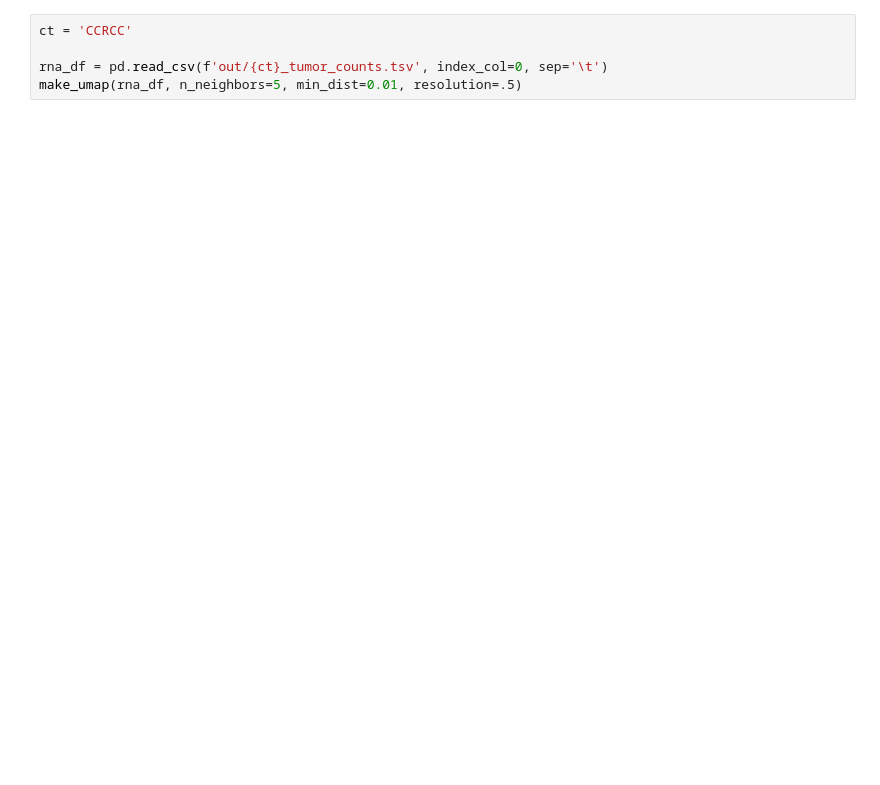
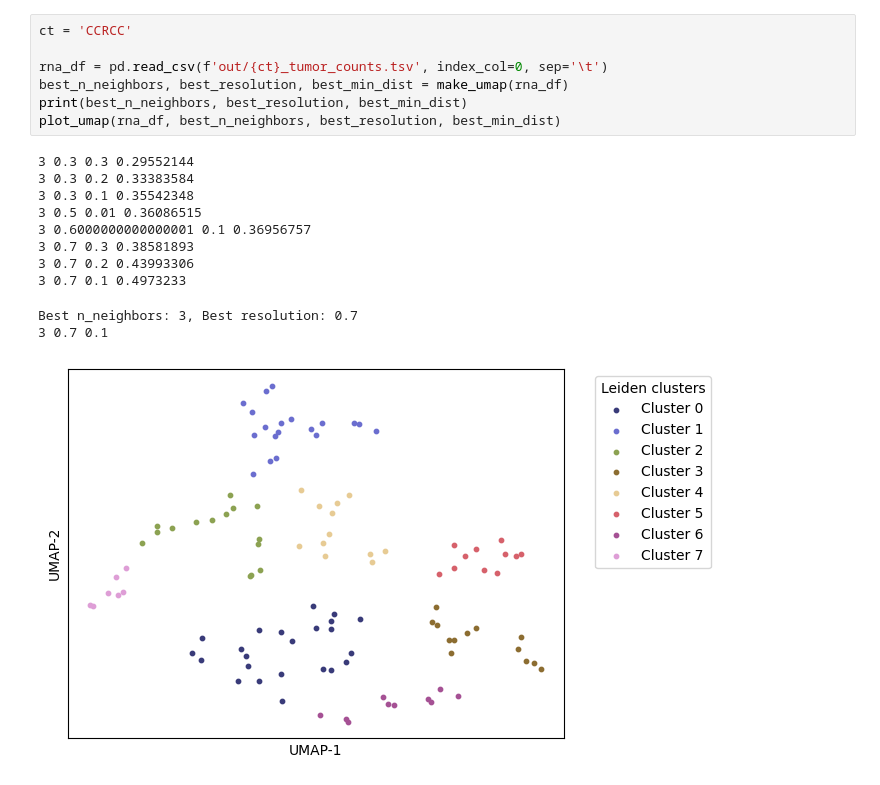
Before and after one commit to MaayanLab/sc2DAT, a Jupyter notebook: process_cptac/find_umap_params.ipynb, the cells around one changed output. Cells and saved outputs as stored; diff of their text form; blank space fills up the shorter version.

```diff
--- a/process_cptac/find_umap_params.ipynb
+++ b/process_cptac/find_umap_params.ipynb
@@ -39,8 +83,22 @@ make_umap(rna_df, n_neighbors=10, min_dist=0.01, resolution=.8)
 # %%
 ct = 'CCRCC'
 
 rna_df = pd.read_csv(f'out/{ct}_tumor_counts.tsv', index_col=0, sep='\t')
-make_umap(rna_df, n_neighbors=5, min_dist=0.01, resolution=.5)
+best_n_neighbors, best_resolution, best_min_dist = make_umap(rna_df)
+print(best_n_neighbors, best_resolution, best_min_dist)
+plot_umap(rna_df, best_n_neighbors, best_resolution, best_min_dist)
+# %% [output]
+3 0.3 0.3 0.29552144
+3 0.3 0.2 0.33383584
+3 0.3 0.1 0.35542348
+3 0.5 0.01 0.36086515
+3 0.6000000000000001 0.1 0.36956757
+3 0.7 0.3 0.38581893
+3 0.7 0.2 0.43993306
+3 0.7 0.1 0.4973233
+Best n_neighbors: 3, Best resolution: 0.7
+3 0.7 0.1
+[figure, added]
 # %%
 ct = 'CO'
 
```
Also changed, not shown: parts of 12 cells of this notebook, 2 other files.
